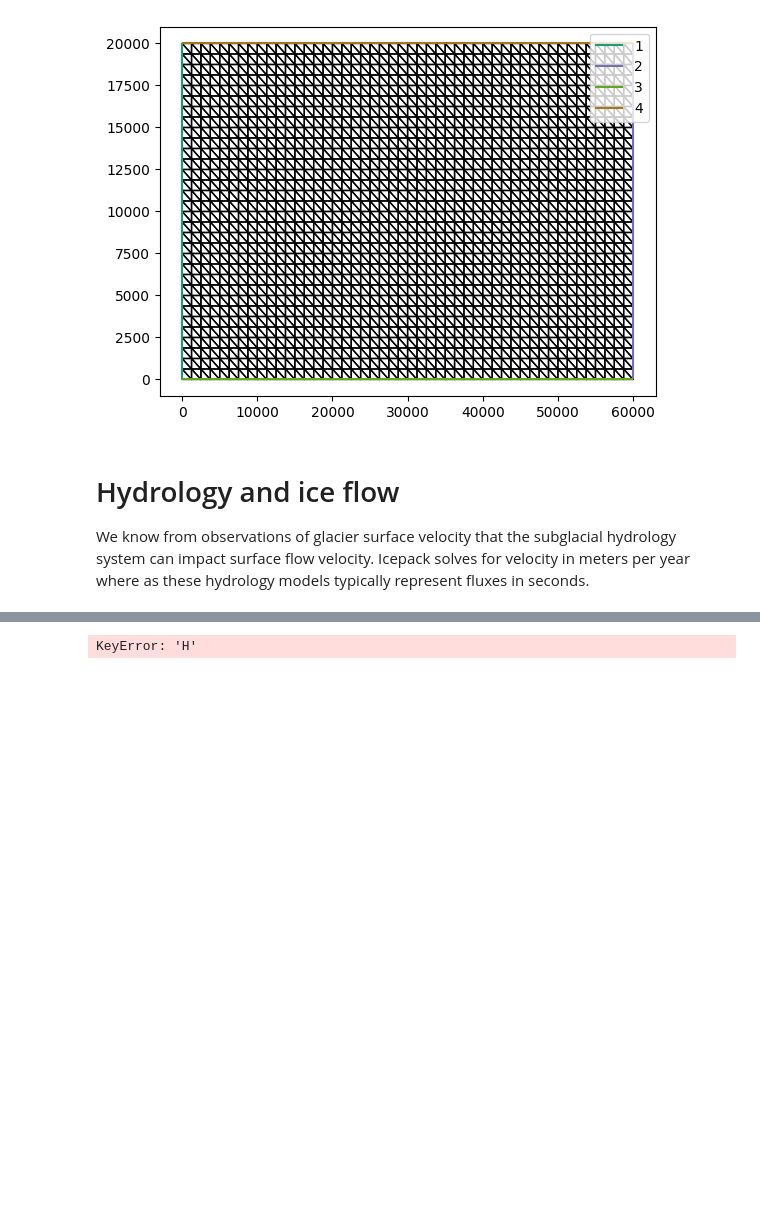
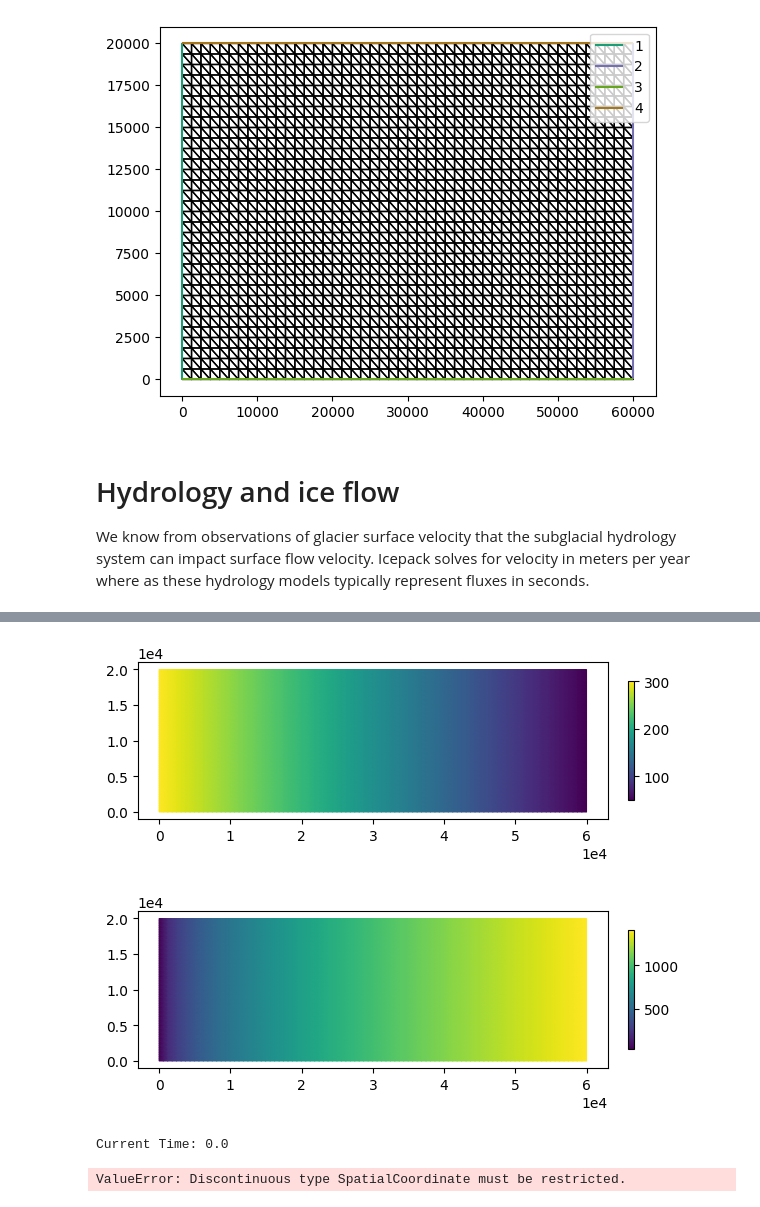
Before and after one commit to hoffmaao/hydropack, a Jupyter notebook: notebooks/glads.ipynb, the cells around one changed output, grey strips where cells are left out. Saved outputs shown, nothing was run; the diff lists cells and outputs as text; code cells hidden in the pictures; blank space fills up the shorter version.

```diff
--- a/notebooks/glads.ipynb
+++ b/notebooks/glads.ipynb
@@ -72,20 +75,36 @@ bc = firedrake.DirichletBC(Q,phi_m,1)
+# %%
+import icepack.plot
+
+fig, axes = icepack.plot.subplots()
+colors = firedrake.tripcolor(firedrake.interpolate(u_b * 31536000.0,Q), axes=axes)
+fig.colorbar(colors, ax=axes, fraction=0.012, pad=0.04);
+
+fig, axes = icepack.plot.subplots()
+colors = firedrake.tripcolor(thickness, axes=axes)
+fig.colorbar(colors, ax=axes, fraction=0.012, pad=0.04);
+# %% [output]
+[figure, added]
+[figure, added]
 # %%
 model_inputs = {}
 model_inputs['mesh'] = mesh
 model_inputs['h_init'] = h_init
 model_inputs['S_init'] = S_init
 model_inputs['thickness'] = thickness
+model_inputs['bed'] = bed
+model_inputs['u_b'] = u_b
+model_inputs['m'] = melt
+model_inputs['phi_prev'] = phi_init
 model_inputs['phi_init'] = phi_init
 model_inputs['d_bcs'] = [bc]
 model_inputs['phi_m'] = phi_m
 model_inputs['p_i'] = p_i
-
+model_inputs['phi_0'] = phi_0
+model_inputs['constants'] = pcs
 
 
 # Create the Glads model
 model = glads.Glads2DModel(model_inputs)
-# %% [output]
-KeyError: 'H'
 # %%
 # Seconds per day
 spd = pcs['spd']
@@ -97,14 +116,11 @@ dt = 60.0 * 30.0
 i = 0
 
 while model.t < T:
-  if MPI_rank == 0:
     current_time = model.t / spd
-    print "Current Time: " + str(current_time)
-
-  model.step(dt)
-
-  if i % 24 == 0:
-    model.write_pvds()
-
-  if MPI_rank == 0:
-    print
+    print("Current Time: " + str(current_time))
+    model.step(dt)
+    if i % 24 == 0:
+        model.write_pvds()
+# %% [output]
+Current Time: 0.0
+ValueError: Discontinuous type SpatialCoordinate must be restricted.
```
Also changed, not shown: parts of 5 cells of this notebook, 5 other files.
